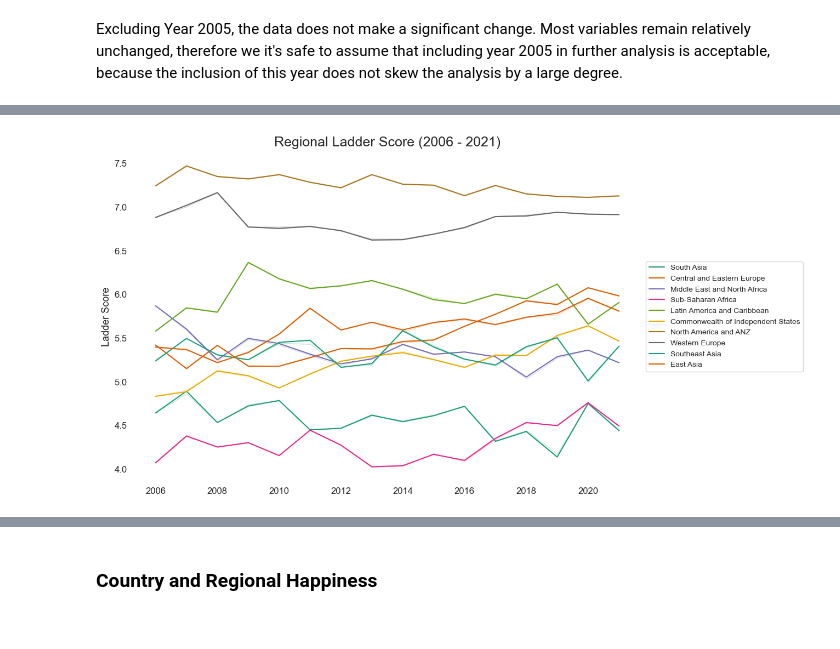
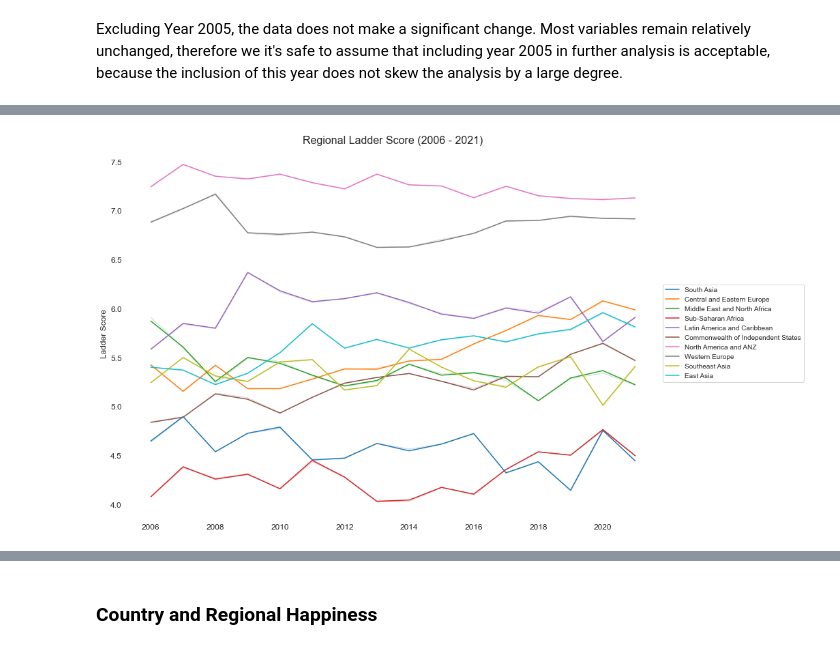
Before and after one commit to paul-trood/Portfolio-World_Happiness_Report, a Jupyter notebook: world_happiness.ipynb, the cells around one changed output, grey strips where cells are left out. Cells and saved outputs as stored; diff of their text form; code cells hidden in the pictures.

```diff
--- a/world_happiness.ipynb
+++ b/world_happiness.ipynb
@@ -763,11 +763,12 @@ year_avg = full_report.groupby("Year").mean()
 year_median = full_report.groupby("Year").median()
 # %%
 # Triangle Correlation Heatmap
-plt.figure(figsize=(20, 10), dpi = 100)
+sns.set_style("white")
+plt.figure(figsize=(15, 10))
 mask = np.triu(np.ones_like(full_report.corr(), dtype=bool))
 
 heatmap = sns.heatmap(full_report.corr(), mask=mask, vmin=-1, vmax=1, annot=True, cmap='BrBG')
 heatmap.set_title('Triangle Correlation Heatmap', fontdict={'fontsize':18}, pad=16)
-plt.yticks(size=15)
+plt.yticks(size=12)
 plt.show()
 # %% [output]
@@ -1045,18 +1058,16 @@ plt.show()
 # %%
 # Regional yearly mean and median
-fig, ax = plt.subplots(figsize = (12,8), dpi = 100)
-ax = sns.lineplot(x = "Year", y = "Ladder Score", hue = "Region", data = report_2006, ci=False, palette= "Dark2")
-ax.set_title("Regional Ladder Score (2006 - 2021)", size = 18)
+fig, ax = plt.subplots(figsize = (14,10))
+ax = sns.lineplot(x = "Year", y = "Ladder Score", hue = "Region", data = report_2006, ci=False, palette= "tab10")
+ax.set_title("Regional Ladder Score (2006 - 2021)", size = 16)
 
 # Remove spines
 plt.legend(loc="center left",bbox_to_anchor=(1.0, 0.5))
-for location in ["left", "right", "top", "bottom"]:
-    ax.spines[location].set_visible(False)
-
+plt.gca().spines[["top", "bottom", "left", "right"]].set_visible(False)
 ax.set_xlabel("")
 plt.xticks(size = 12)
-ax.set_ylabel("Ladder Score", size = 13)
+ax.set_ylabel("Ladder Score", size = 12)
 plt.yticks(size = 12)
 plt.show()
 # %% [output]
-[figure, old version]
+[figure, new version]
```
Also changed, not shown: parts of 26 cells of this notebook.
